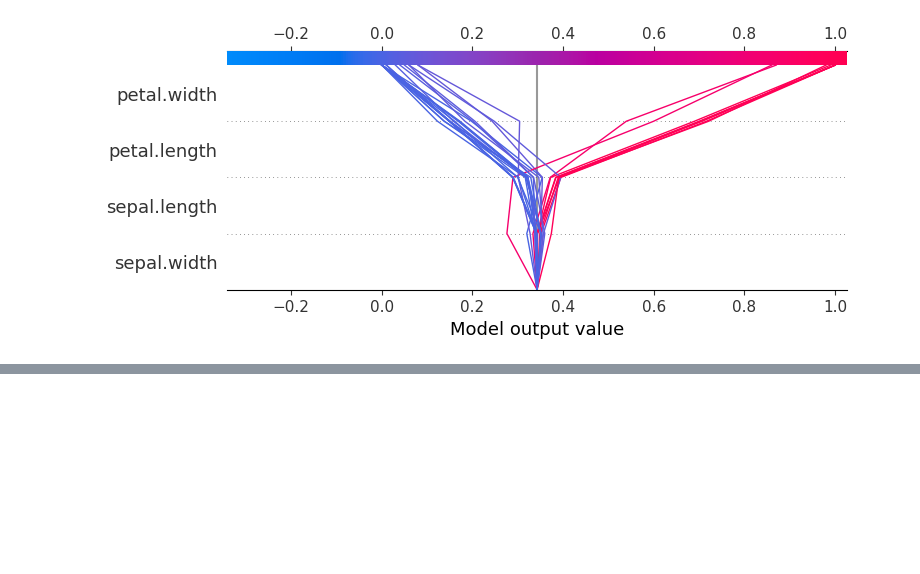
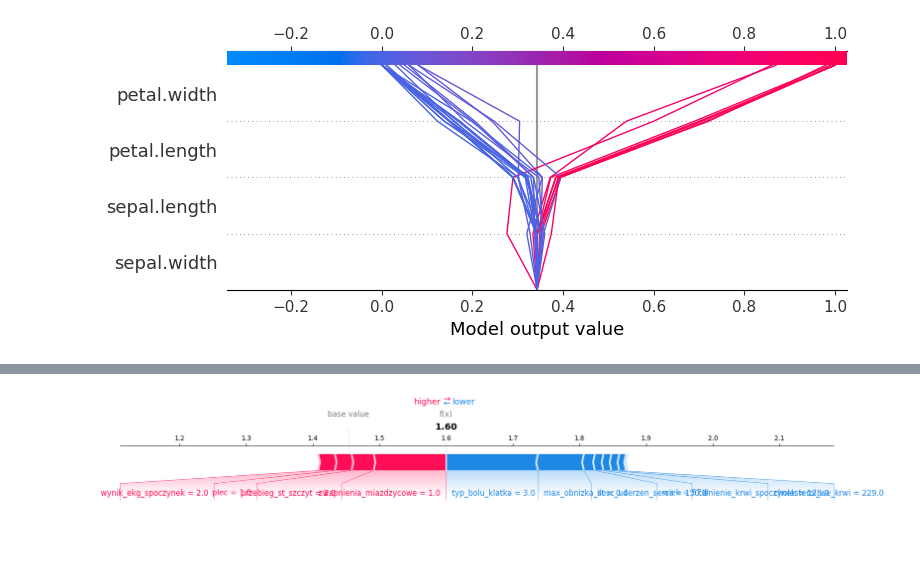
Before and after one commit to SebaPL21/EzplainableArtificialIntelligence, a Jupyter notebook: LimeKNN/przykładySHAP.ipynb, the cells around one changed output, grey strips where cells are left out. Saved outputs shown, nothing was run; the diff lists cells and outputs as text; code cells hidden in the pictures; blank space fills up the shorter version.

```diff
--- a/LimeKNN/przykładySHAP.ipynb
+++ b/LimeKNN/przykładySHAP.ipynb
@@ -118,0 +225,38 @@ shap.decision_plot(explainer.expected_value[1], shap_values[:, :, 1], X_test.col
+# %%
+import shap
+from sklearn.ensemble import RandomForestRegressor
+from sklearn.model_selection import train_test_split
+from sklearn.datasets import load_iris
+from shap import partial_dependence_plot
+
+serce = pd.read_csv('serce.csv')
+X = serce.drop('diagnoza', axis=1)
+y = serce['diagnoza']
+class_names = ["1", "2"]
+
+# Podziel dane na zestawy treningowe i testowe
+X_train, X_test, y_train, y_test = train_test_split(X, y, test_size=0.2, random_state=42)
+
+# Trenuj model RandomForest
+model = RandomForestRegressor(n_estimators=10, random_state=42)
+model.fit(X_train, y_train)
+# model = RandomForestClassifier(n_estimators=10, random_state=42)
+# model.fit(X_train, y_train)
+# Utwórz obiekt Explainer SHAP dla danych testowych
+explainer = shap.TreeExplainer(model)
+
+# Oblicz wartości SHAP
+shap_values = explainer.shap_values(X_test)
+
+# Wyświetl wykres SHAP dla pierwszej obserwacji
+#shap.summary_plot(shap_values, X_test, feature_names=class_names)
+shap.force_plot(
+        explainer.expected_value[class_index],
+        shap_values[class_index],
+        X_test.iloc[observation_index],
+        feature_names=X_test.columns[:-1],
+        show=True,
+        matplotlib=True
+)
+# %% [output]
+[figure, added]
```
Also changed, not shown: parts of 5 cells of this notebook, 18 other files.
